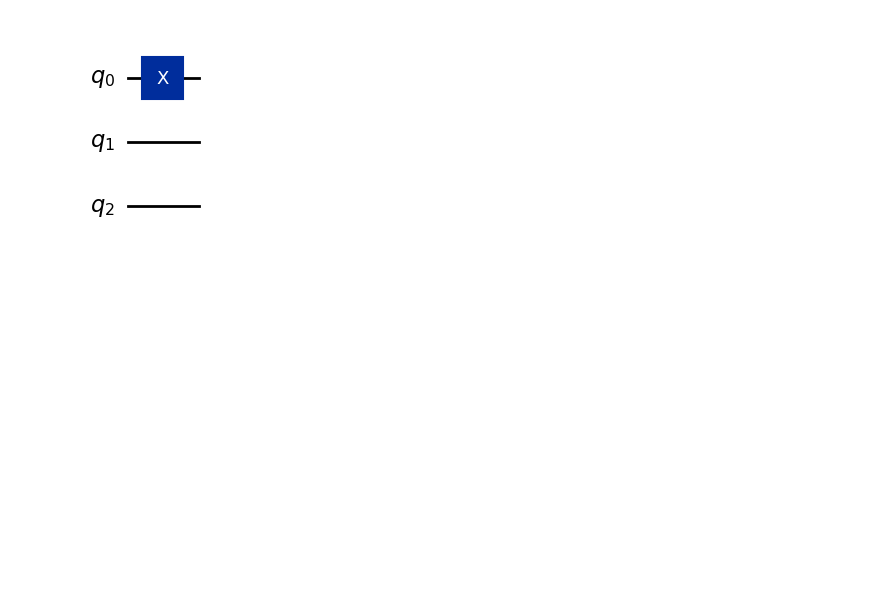
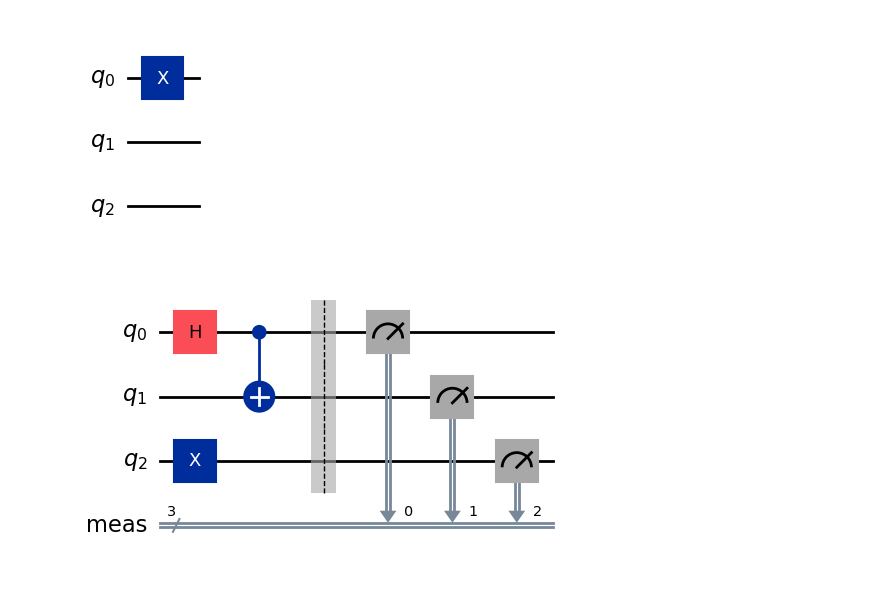
Before and after one commit to dawn-cmd/Quantum_Algorithm, a Jupyter notebook: Variational Algorithm Design/reference_states.ipynb, the cells around one changed output. Drawn from its saved outputs; the diff is of its cells as text; code cells hidden in the pictures; blank space fills up the shorter version.

```diff
--- a/Variational Algorithm Design/reference_states.ipynb
+++ b/Variational Algorithm Design/reference_states.ipynb
@@ -7,3 +7,12 @@ qc.x(0)
 qc.draw("mpl")
 # %% [output]
 [figure]
+# %%
+qc = QuantumCircuit(3)
+qc.h(0)
+qc.cx(0, 1)
+qc.x(2)
+qc.measure_all()
+qc.draw("mpl")
+# %% [output]
+[figure, added]
```
Also changed, not shown: parts of 5 cells of this notebook.
